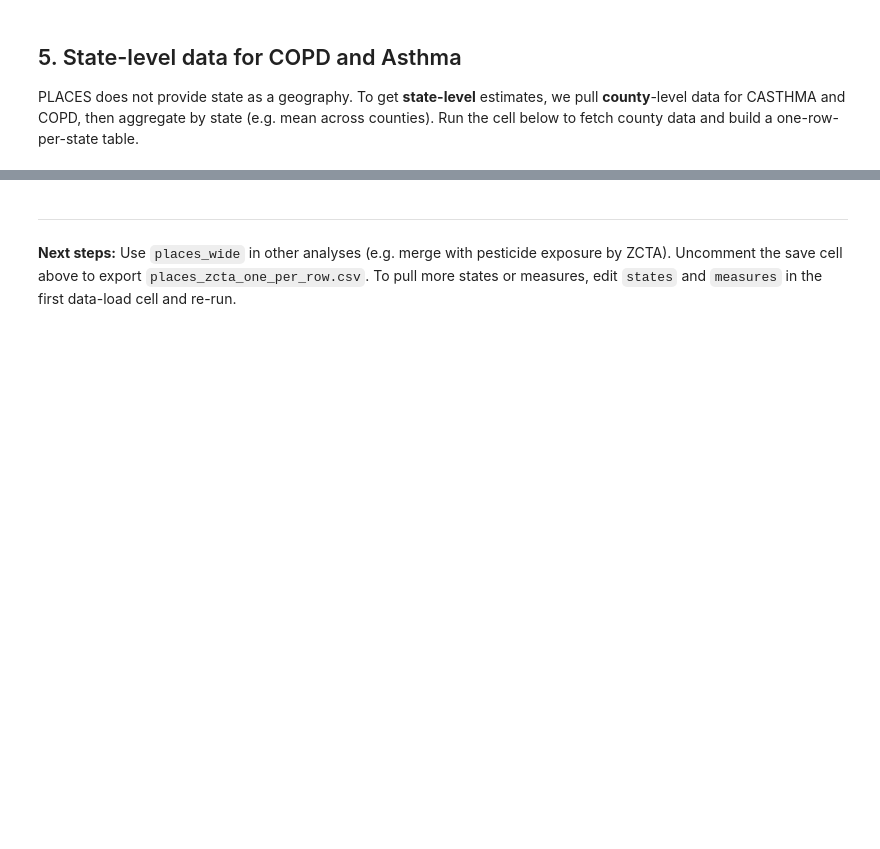
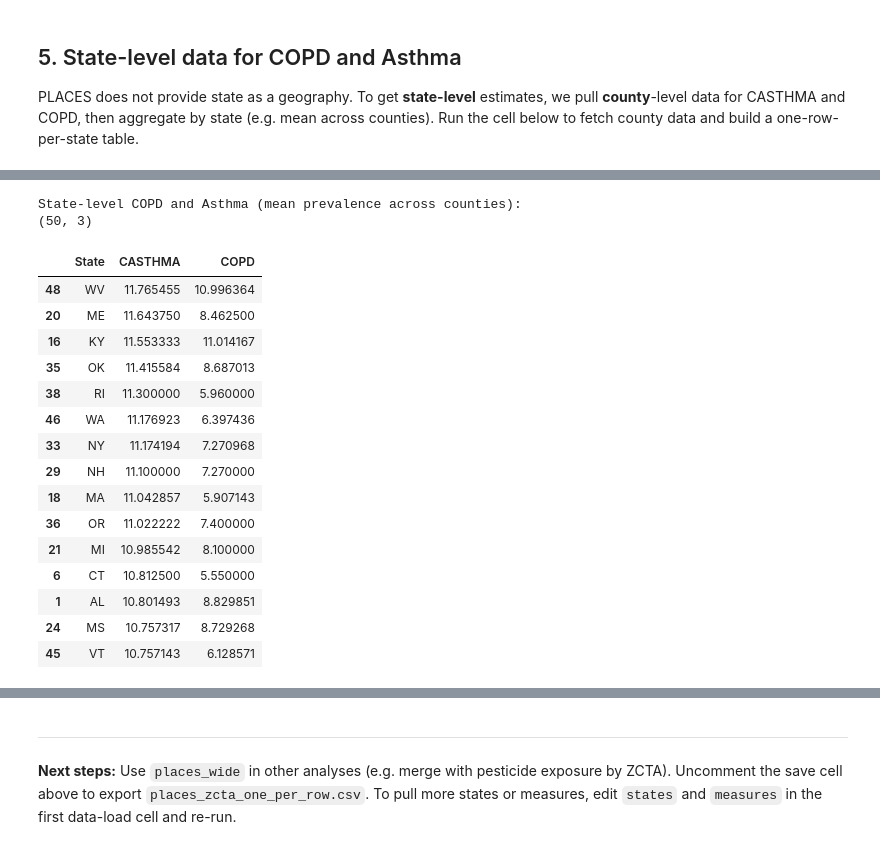
Before and after one commit to Erdos-Projects/spring-2026-pesticide-exposure, a Jupyter notebook: cdc-places/places_eda.ipynb, the cells around one changed output, grey strips where cells are left out. Cells and saved outputs as stored; diff of their text form; code cells hidden in the pictures; blank space fills up the shorter version.

```diff
--- a/cdc-places/places_eda.ipynb
+++ b/cdc-places/places_eda.ipynb
@@ -375,16 +399,37 @@ county_df.head()
 # %%
-# Reshape to one row per county (CASTHMA and COPD as columns), then aggregate to state
+# Reshape to one row per county (CASTHMA and COPD as columns); keep locationid (FIPS) for mapping
+id_col = "locationid" if "locationid" in county_df.columns else None
+pivot_index = [state_col, loc_col] + ([id_col] if id_col else [])
 county_wide = county_df.pivot_table(
-    index=[state_col, loc_col],
+    index=pivot_index,
     columns=measure_col,
     values=value_col,
     aggfunc="first"
 ).reset_index()
 
 # State-level: mean prevalence across counties in each state
 state_level = county_wide.groupby(state_col)[["CASTHMA", "COPD"]].mean().reset_index()
 state_level.columns = ["State", "CASTHMA", "COPD"]
 
 print("State-level COPD and Asthma (mean prevalence across counties):")
 print(state_level.shape)
 display(state_level.sort_values("CASTHMA", ascending=False).head(15))
+# %% [output]
+State-level COPD and Asthma (mean prevalence across counties):
+(50, 3)
+|  | State | CASTHMA | COPD |
+| 48 | WV | 11.765455 | 10.996364 |
+| 20 | ME | 11.643750 | 8.462500 |
+| 16 | KY | 11.553333 | 11.014167 |
+| 35 | OK | 11.415584 | 8.687013 |
+| 38 | RI | 11.300000 | 5.960000 |
+| 46 | WA | 11.176923 | 6.397436 |
+| 33 | NY | 11.174194 | 7.270968 |
+| 29 | NH | 11.100000 | 7.270000 |
+| 18 | MA | 11.042857 | 5.907143 |
+| 36 | OR | 11.022222 | 7.400000 |
+| 21 | MI | 10.985542 | 8.100000 |
+| 6 | CT | 10.812500 | 5.550000 |
+| 1 | AL | 10.801493 | 8.829851 |
+| 24 | MS | 10.757317 | 8.729268 |
+| 45 | VT | 10.757143 | 6.128571 |
```
Also changed, not shown: parts of 5 cells of this notebook, 1 other file.
